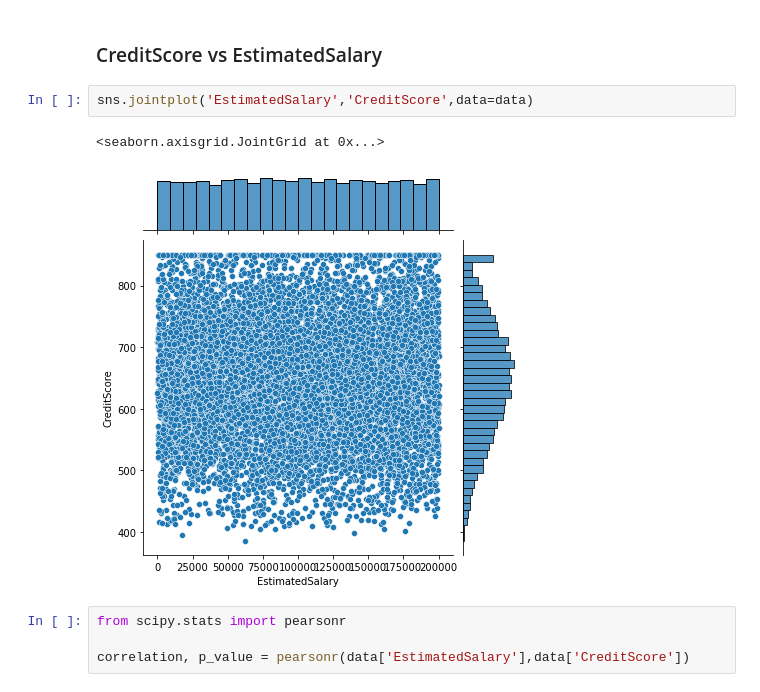
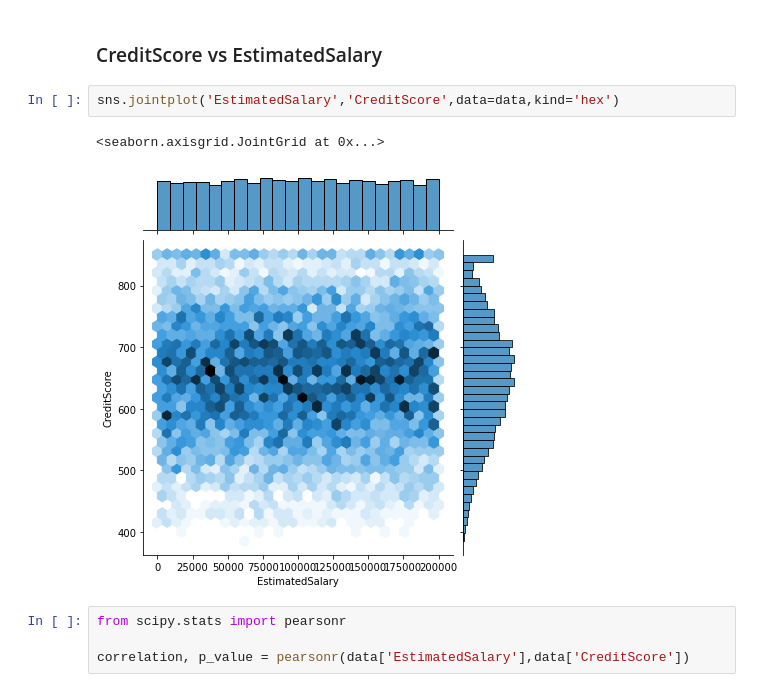
Before and after one commit to manujjoshi/Assignments, a Jupyter notebook: Churn_Modeling_Assignment.ipynb, the cells around one changed output. Saved outputs shown, nothing was run; the diff lists cells and outputs as text.

```diff
--- a/Churn_Modeling_Assignment.ipynb
+++ b/Churn_Modeling_Assignment.ipynb
@@ -563,10 +563,10 @@ p_value    # accept null hypothesis
 # %% [markdown]
 ###  CreditScore vs EstimatedSalary
 # %%
-sns.jointplot('EstimatedSalary','CreditScore',data=data)
+sns.jointplot('EstimatedSalary','CreditScore',data=data,kind='hex')
 # %% [output]
 <seaborn.axisgrid.JointGrid at 0x...>
-[figure, old version]
+[figure, new version]
 # %%
 from scipy.stats import pearsonr
 
```
Also changed, not shown: parts of 75 cells of this notebook.
